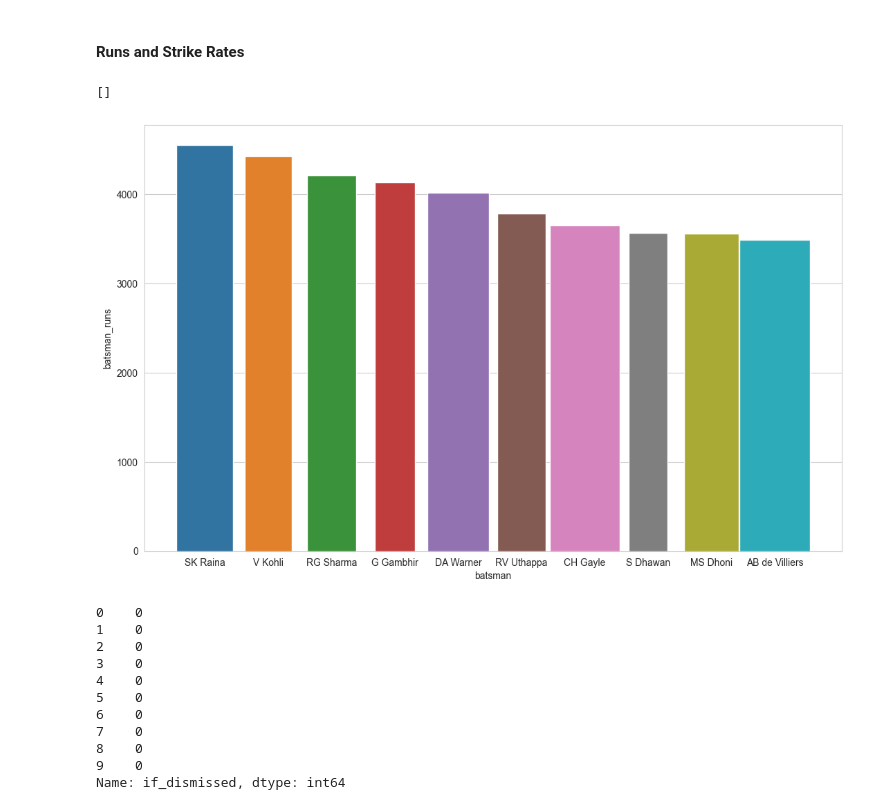
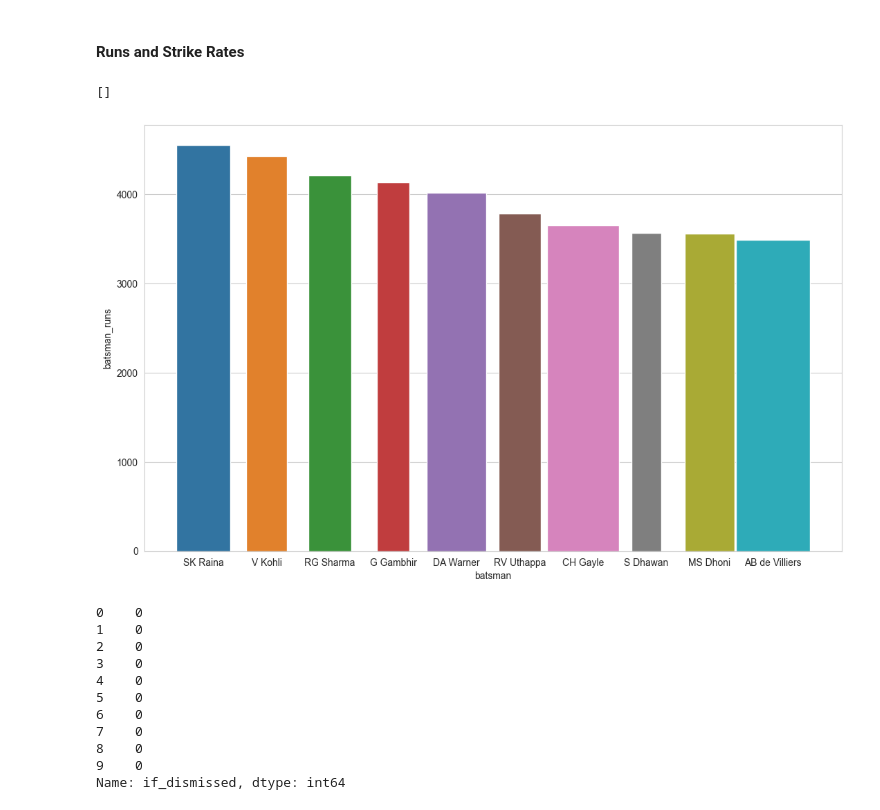
Before and after one commit to ryuukkk/ipl-analysis, a Jupyter notebook: visualisations.ipynb, the cells around one changed output. Saved outputs shown, nothing was run; the diff lists cells and outputs as text; code cells hidden in the pictures.

```diff
--- a/visualisations.ipynb
+++ b/visualisations.ipynb
@@ -4,8 +4,8 @@ import matplotlib.pyplot as plt
 import seaborn as sns
 import numpy as np
 # %%
-matches_orig = pd.read_csv('datasets/matches.csv')
-delivs_orig = pd.read_csv('datasets/deliveries.csv')
+matches_orig = pd.read_csv('datasets/original/matches.csv')
+delivs_orig = pd.read_csv('datasets/original/deliveries.csv')
 matches, delivs = matches_orig.copy(), delivs_orig.copy()
 
 matches.to_pickle('pickles/matches.pkl')
@@ -60,11 +60,11 @@ batsman_runs_sorted
 <h4>Runs and Strike Rates</h4>
 # %%
 fig, ax = plt.subplots(1,1, figsize=(13,8))
-ax = sns.barplot(x=batsman_runs_sorted.head(10)['batsman'], y=batsman_runs_sorted.head(10)['batsman_runs'], width=(batsman_runs_sorted.head(10)['strike_rate']/140)**3, ax=ax)
+ax = sns.barplot(x=batsman_runs_sorted.head(10)['batsman'], y=batsman_runs_sorted.head(10)['batsman_runs'], width=(batsman_runs_sorted.head(10)['strike_rate']/140)**4.5, ax=ax)
 ax.plot()
 # %% [output]
 []
-[figure, old version]
+[figure, new version]
 # %%
 # TO OPTIMIZE
 delivs['if_dismissed'] = delivs['player_dismissed'].fillna(0)
```
Also changed, not shown: parts of 3 cells of this notebook, 2 other files.
